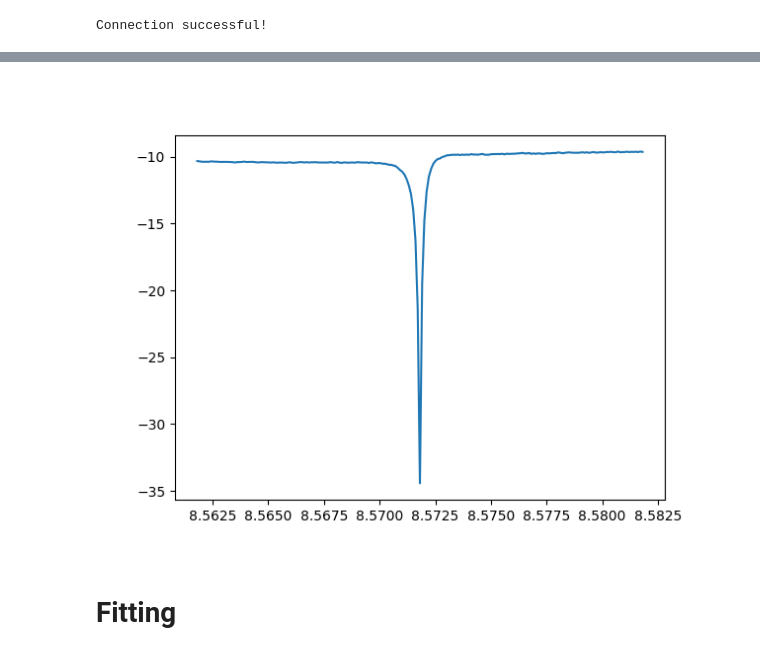
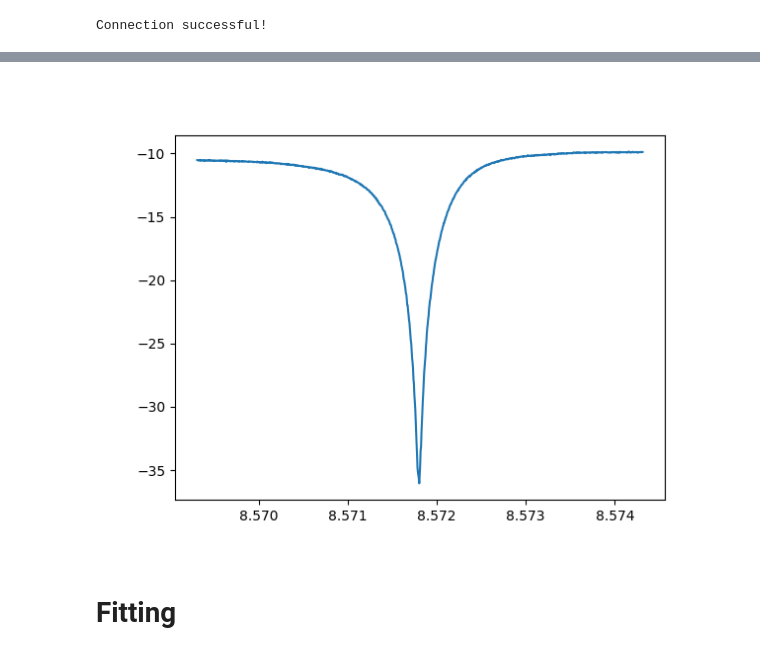
Before and after one commit to biqute/QTLab2324, a Jupyter notebook: PAandQubit/Instruments/network/VNA/2024-04-18-resonator.ipynb, the cells around one changed output, grey strips where cells are left out. Cells and saved outputs as stored; diff of their text form; code cells hidden in the pictures.

```diff
--- a/PAandQubit/Instruments/network/VNA/2024-04-18-resonator.ipynb
+++ b/PAandQubit/Instruments/network/VNA/2024-04-18-resonator.ipynb
@@ -53,0 +74,21 @@ for i in SPAN:
+# %%
+vna.reset()
+vna.clear()
+vna.set_mode(mode)
+
+if mode == 'NA':
+    vna.set_NA_par(s_par)
+    name_group = f'{mode}_{s_par}'
+elif mode == 'SA':
+    name_group = mode
+
+
+vna.set_freq_center(f_center)
+
+vna.set_freq_bandwidth(1e3)
+# %%
+n_pts = 6000
+f_span = 5e6
+
+vna.set_num_pts(n_pts)
+vna.set_freq_span(f_span)
@@ -54,19 +109,23 @@ for i in SPAN:
 # %%
 I_mean = np.array([])
 Q_mean = np.array([])
 f_mean = np.array([])
 
-saved_sweep = vna.r_hdf_data(hdf5_file, 'NA_S21', 0)
 
-I, Q, f = saved_sweep.values()
+# potenza inviata = -15 dmb
+
+
+saved_sweep = vna.r_hdf_data(hdf5_file, 'NA_S21', 20)
+# print(saved_sweep)
+I, a, Q, b, f = saved_sweep.values()
 
 
 amp = 10*np.log10(I**2 + Q**2) # amplitude
 
 plt.clf()
 plt.plot(f, amp)
 plt.show()
 # %% [output]
-[figure, old version]
+[figure, new version]
 # %% [markdown]
 # Fitting
```
Also changed, not shown: parts of 3 cells of this notebook, 1 other file.
